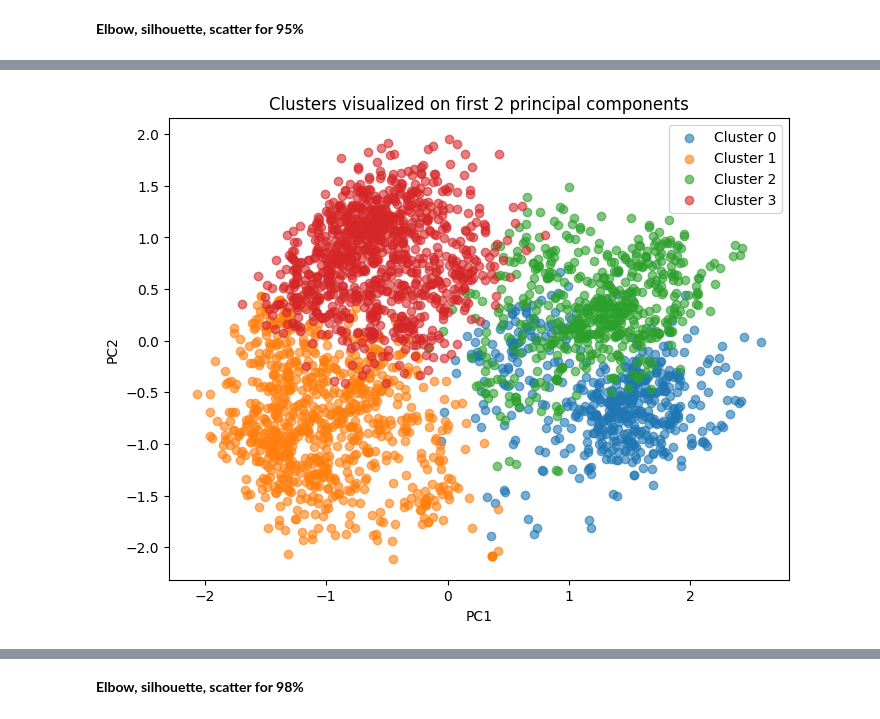
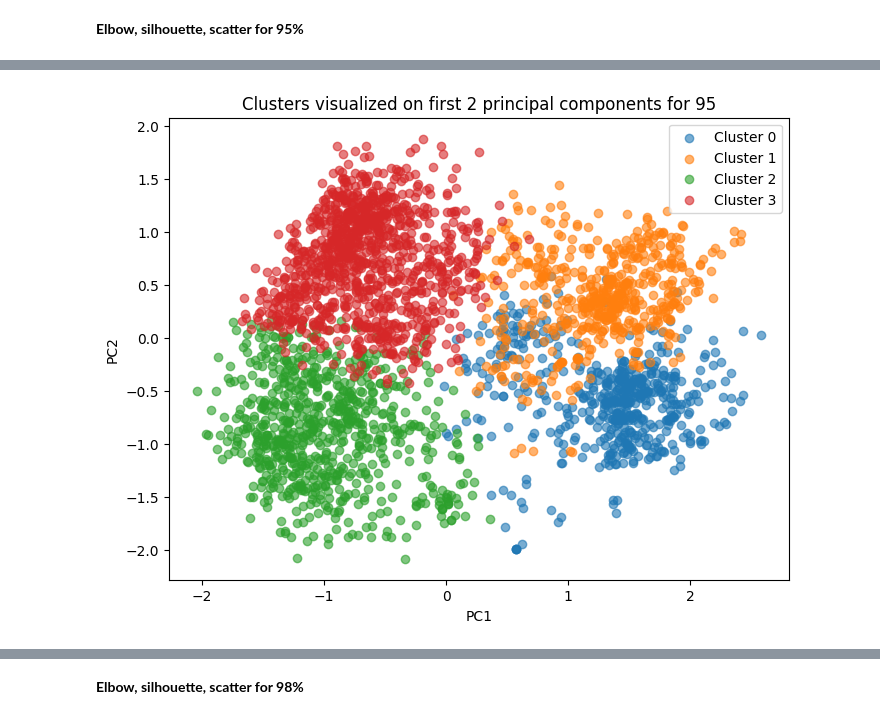
Before and after one commit to chiracarla/lab1, a Jupyter notebook: lab4.ipynb, the cells around one changed output, grey strips where cells are left out. Saved outputs shown, nothing was run; the diff lists cells and outputs as text; code cells hidden in the pictures.

```diff
--- a/lab4.ipynb
+++ b/lab4.ipynb
@@ -13,7 +13,7 @@ import plotly.express as px
 import plotly.graph_objects as go
 import matplotlib.cm as cm
 # %%
-data = pd.read_csv('incercare.csv')
+data = pd.read_csv('categorical.csv')
 print(data.shape)
 data.head()
 # %% [output]
@@ -39,5 +117,7 @@ Numeric: ['MS SubClass', 'Lot Frontage', 'Lot Area', 'Street', 'Lot Shape', 'Uti
 # %%
-scaler = MinMaxScaler()
-X_scaled = scaler.fit_transform(X[num_cols])
-X_scaled.shape
+# scaler = MinMaxScaler()
+# X_scaled = scaler.fit_transform(X[num_cols])
+# X_scaled.shape
+X_processed = preprocessor.fit_transform(X)
+print(X_processed.shape)
 # %% [output]
@@ -45,6 +135,6 @@ X_scaled.shape
 # %%
 pca = PCA(n_components=0.98)
-X_pca = pca.fit_transform(X_scaled)
+X_pca = pca.fit_transform(X_processed)
 
 print("New shape:", X_pca.shape)
 print("Explained variance ratio:", pca.explained_variance_ratio_)
@@ -90,9 +180,9 @@ pca_n_95 = PCA(n_components=n_95)
 pca_n_90 = PCA(n_components=n_90)
 pca_n_80 = PCA(n_components=n_80)
 
-X_pca_95 = pca_n_95.fit_transform(X_scaled)
-X_pca_90 = pca_n_90.fit_transform(X_scaled)
-X_pca_80 = pca_n_80.fit_transform(X_scaled)
+X_pca_95 = pca_n_95.fit_transform(X_processed)
+X_pca_90 = pca_n_90.fit_transform(X_processed)
+X_pca_80 = pca_n_80.fit_transform(X_processed)
 
 print("Shapes: ", X_pca_95.shape, X_pca_90.shape, X_pca_80.shape)
 # %% [output]
@@ -433,19 +584,19 @@ for i in range(1, len(inertias)):
 # %%
-kmeans = KMeans(n_clusters=4, random_state=42, n_init='auto')
-labels = kmeans.fit_predict(X_pca_95)
+kmeans3d = KMeans(n_clusters=4, random_state=42, n_init='auto')
+labels = kmeans3d.fit_predict(X_pca_95)
 np.bincount(labels)
 plt.figure(figsize=(8,6))
 for cluster in np.unique(labels):
     plt.scatter(
         X_pca_95[labels==cluster, 0],
         X_pca_95[labels==cluster, 1],
         label=f"Cluster {cluster}", alpha=0.6
     )
 
 plt.xlabel("PC1")
 plt.ylabel("PC2")
-plt.title("Clusters visualized on first 2 principal components")
+plt.title("Clusters visualized on first 2 principal components for 95")
 plt.legend()
 plt.show()
 # %% [output]
-[figure, old version]
+[figure, new version]
```
Also changed, not shown: parts of 64 cells of this notebook, 5 other files.
